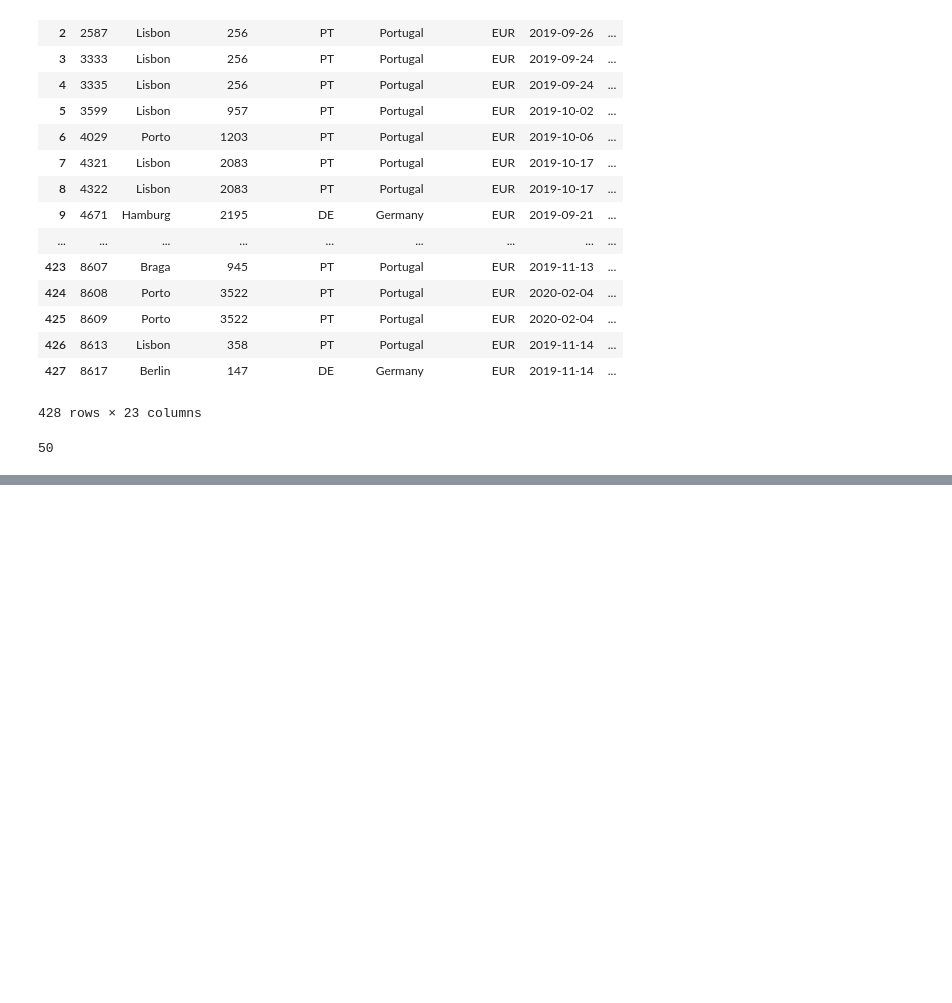
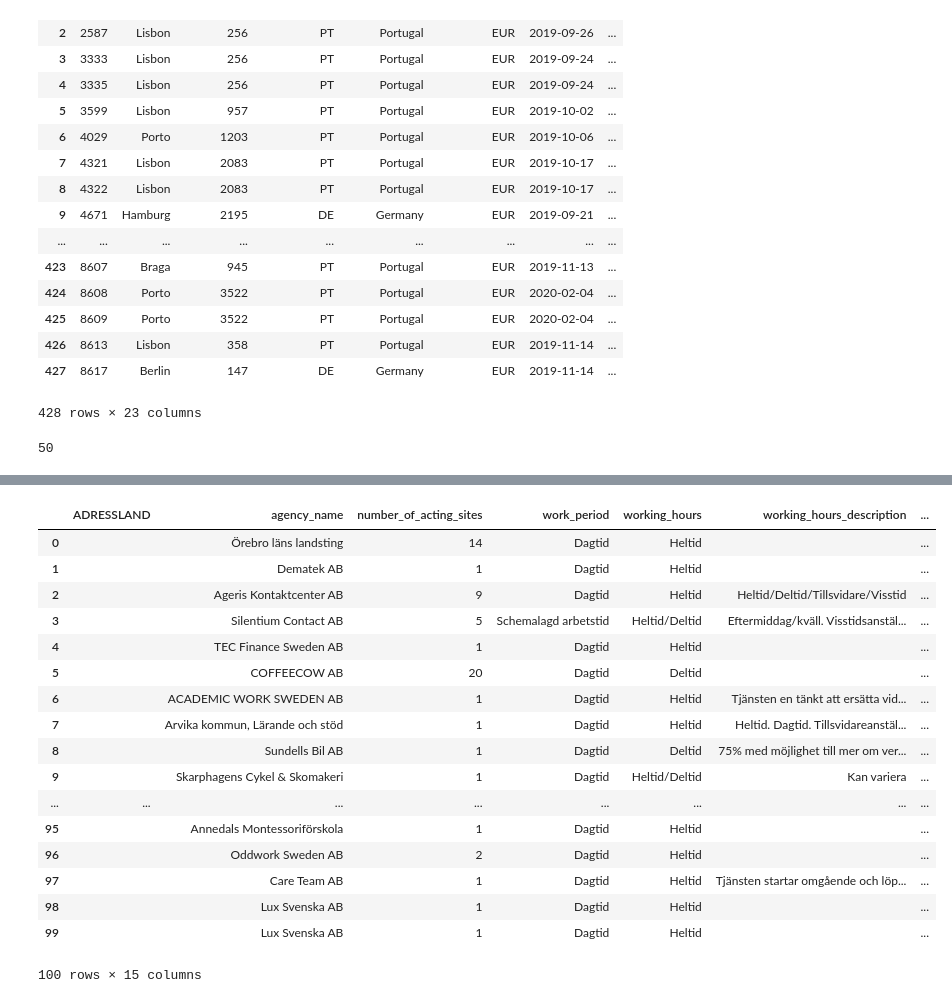
Before and after one commit to gabfr/work-around-the-world, a Jupyter notebook: datasets-exploration.ipynb, the cells around one changed output, grey strips where cells are left out. Cells and saved outputs as stored; diff of their text form; code cells hidden in the pictures; blank space fills up the shorter version.

```diff
--- a/datasets-exploration.ipynb
+++ b/datasets-exploration.ipynb
@@ -122,0 +192,26 @@ len(lj_companies_list)
+# %%
+import pandas as pd
+
+jtd_hist = 'datasets/jobtechdev-historical/2013.json'
+jtd_hist_df = spark.read.json(jtd_hist)
+jtd_hist_df = translate_jobtechdev_columns(jtd_hist_df)
+jtd_hist_df.limit(100).toPandas()
+# %% [output]
+|  | ADRESSLAND | agency_name | number_of_acting_sites | work_period | working_hours | working_hours_description | ... |
+| 0 |  | Örebro läns landsting | 14 | Dagtid | Heltid |  | ... |
+| 1 |  | Dematek AB | 1 | Dagtid | Heltid |  | ... |
+| 2 |  | Ageris Kontaktcenter AB | 9 | Dagtid | Heltid | Heltid/Deltid/Tillsvidare/Visstid | ... |
+| 3 |  | Silentium Contact AB | 5 | Schemalagd arbetstid | Heltid/Deltid | Eftermiddag/kväll. Visstidsanstäl... | ... |
+| 4 |  | TEC Finance Sweden AB | 1 | Dagtid | Heltid |  | ... |
+| 5 |  | COFFEECOW AB | 20 | Dagtid | Deltid |  | ... |
+| 6 |  | ACADEMIC WORK SWEDEN AB | 1 | Dagtid | Heltid | Tjänsten en tänkt att ersätta vid... | ... |
+| 7 |  | Arvika kommun, Lärande och stöd | 1 | Dagtid | Heltid | Heltid. Dagtid. Tillsvidareanstäl... | ... |
+| 8 |  | Sundells Bil AB | 1 | Dagtid | Deltid | 75% med möjlighet till mer om ver... | ... |
+| 9 |  | Skarphagens Cykel & Skomakeri | 1 | Dagtid | Heltid/Deltid | Kan variera | ... |
+| ... | ... | ... | ... | ... | ... | ... | ... |
+| 95 |  | Annedals Montessoriförskola | 1 | Dagtid | Heltid |  | ... |
+| 96 |  | Oddwork Sweden AB | 2 | Dagtid | Heltid |  | ... |
+| 97 |  | Care Team AB | 1 | Dagtid | Heltid | Tjänsten startar omgående och löp... | ... |
+| 98 |  | Lux Svenska AB | 1 | Dagtid | Heltid |  | ... |
+| 99 |  | Lux Svenska AB | 1 | Dagtid | Heltid |  | ... |
+100 rows × 15 columns
```
Also changed, not shown: parts of 7 cells of this notebook.
